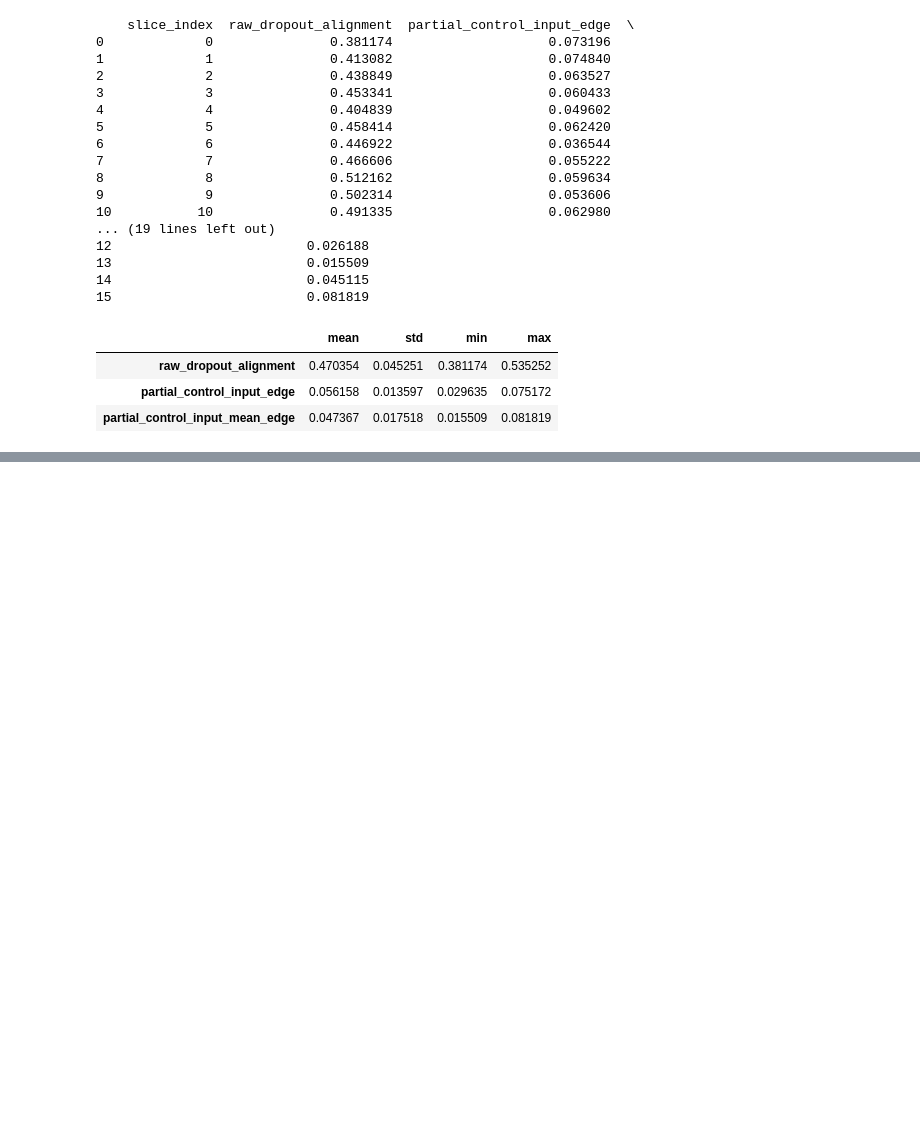
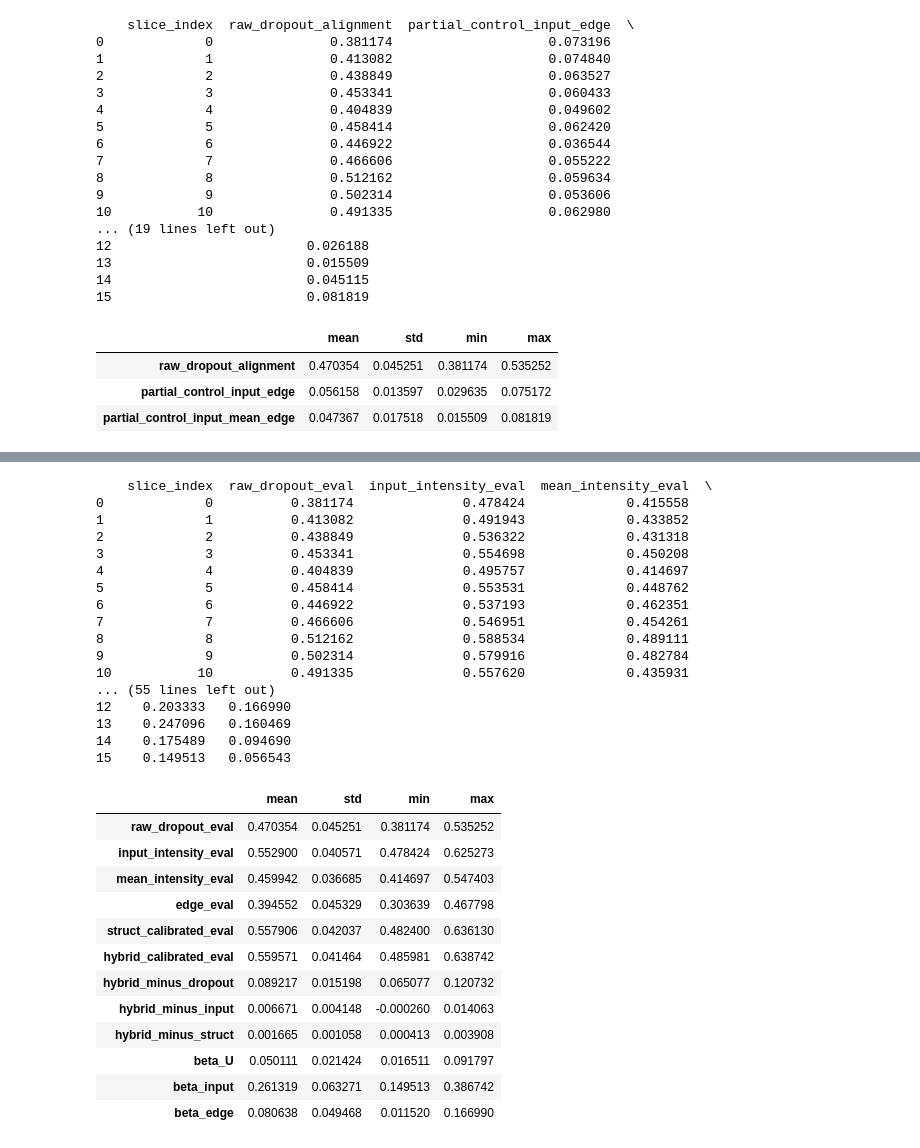
Before and after one commit to SILAS-RANSFORD-OSEI/reliability-aware-ssdu-mri, a Jupyter notebook: notebooks/03_multi_slice_reliability_check.ipynb, the cells around one changed output, grey strips where cells are left out. Cells and saved outputs as stored; diff of their text form; code cells hidden in the pictures; blank space fills up the shorter version.

```diff
--- a/notebooks/03_multi_slice_reliability_check.ipynb
+++ b/notebooks/03_multi_slice_reliability_check.ipynb
@@ -1329,0 +1570,39 @@ partial_summary
+# %%
+print(calibrated_df)
+
+calibrated_summary = calibrated_df.drop(columns=["slice_index"]).agg(
+    ["mean", "std", "min", "max"]
+).T
+
+calibrated_summary
+# %% [output]
+    slice_index  raw_dropout_eval  input_intensity_eval  mean_intensity_eval  \
+0             0          0.381174              0.478424             0.415558
+1             1          0.413082              0.491943             0.433852
+2             2          0.438849              0.536322             0.431318
+3             3          0.453341              0.554698             0.450208
+4             4          0.404839              0.495757             0.414697
+5             5          0.458414              0.553531             0.448762
+6             6          0.446922              0.537193             0.462351
+7             7          0.466606              0.546951             0.454261
+8             8          0.512162              0.588534             0.489111
+9             9          0.502314              0.579916             0.482784
+10           10          0.491335              0.557620             0.435931
+... (55 lines left out)
+12    0.203333   0.166990
+13    0.247096   0.160469
+14    0.175489   0.094690
+15    0.149513   0.056543
+|  | mean | std | min | max |
+| raw_dropout_eval | 0.470354 | 0.045251 | 0.381174 | 0.535252 |
+| input_intensity_eval | 0.552900 | 0.040571 | 0.478424 | 0.625273 |
+| mean_intensity_eval | 0.459942 | 0.036685 | 0.414697 | 0.547403 |
+| edge_eval | 0.394552 | 0.045329 | 0.303639 | 0.467798 |
+| struct_calibrated_eval | 0.557906 | 0.042037 | 0.482400 | 0.636130 |
+| hybrid_calibrated_eval | 0.559571 | 0.041464 | 0.485981 | 0.638742 |
+| hybrid_minus_dropout | 0.089217 | 0.015198 | 0.065077 | 0.120732 |
+| hybrid_minus_input | 0.006671 | 0.004148 | -0.000260 | 0.014063 |
+| hybrid_minus_struct | 0.001665 | 0.001058 | 0.000413 | 0.003908 |
+| beta_U | 0.050111 | 0.021424 | 0.016511 | 0.091797 |
+| beta_input | 0.261319 | 0.063271 | 0.149513 | 0.386742 |
+| beta_edge | 0.080638 | 0.049468 | 0.011520 | 0.166990 |
```
Also changed, not shown: parts of 6 cells of this notebook.
